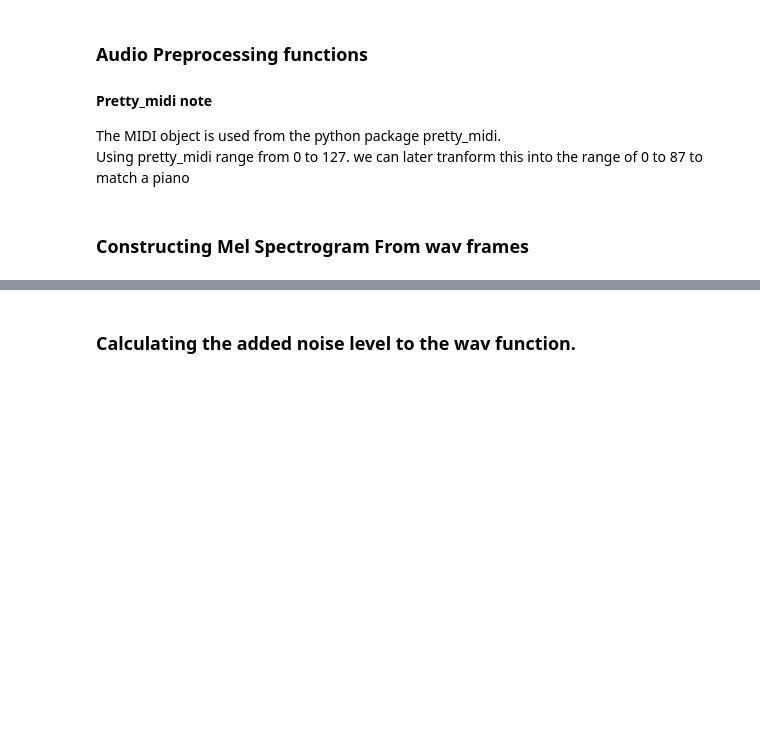
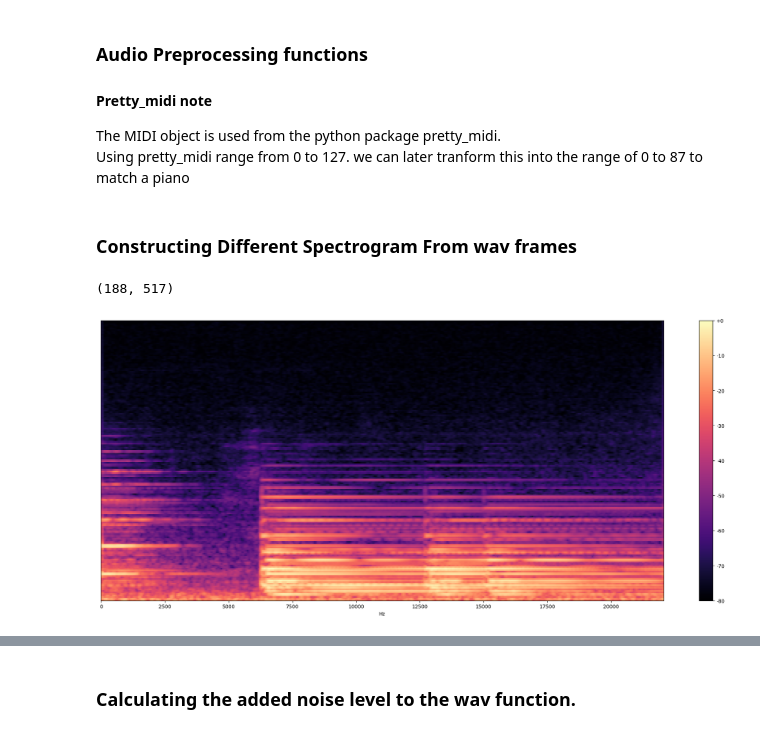
Before and after one commit to YouxunLkiu/Musheet, a Jupyter notebook: train.ipynb, the cells around one changed output, grey strips where cells are left out. Cells and saved outputs as stored; diff of their text form; code cells hidden in the pictures; blank space fills up the shorter version.

```diff
--- a/train.ipynb
+++ b/train.ipynb
@@ -320,7 +320,7 @@ def audio_segment_of(t: int, wav, seconds: float, sr: int, jump_len: int = 512,
 def audio_segment_between(begin, end, wav, sr):
     return wav[int(begin*sr): int(end*sr)]
 # %% [markdown]
-### Constructing Mel Spectrogram From wav frames
+### Constructing Different Spectrogram From wav frames
 # %%
 def extract_mel_spectrogram(audio, sr, n_mels=88, hop_length=512, n_fft=4096): ##_fft is the frame length
     """
@@ -335,17 +359,21 @@ def extract_mel_spectrogram(audio, sr, n_mels=88, hop_length=512, n_fft=4096): #
 # %%
 # Example audio input
+ballade1, sr = load_wav_from_index(505)
 frame_time = 2048 /sr
 num_frame = 22
-audio1 = audio_segment_between(0,2,ballade1, sr)
+audio1 = audio_segment_between(509,515,ballade1, sr)
 quick_sample = audio_segment_between(0, num_frame*frame_time, ballade1, sr)
 mel_spectrogram = extract_mel_spectrogram(audio1, sr, n_mels =188)
 print(mel_spectrogram.shape)
 
 
 plt.figure(figsize=(25, 10))
 librosa.display.specshow(mel_spectrogram,
                          sr=sr,
                          x_axis="linear")
 plt.colorbar(format="%+2.f")
 plt.show()
 ipd.Audio(data= audio1, rate= sr)
+# %% [output]
+(188, 517)
+[figure, added]
```
Also changed, not shown: parts of 12 cells of this notebook.
